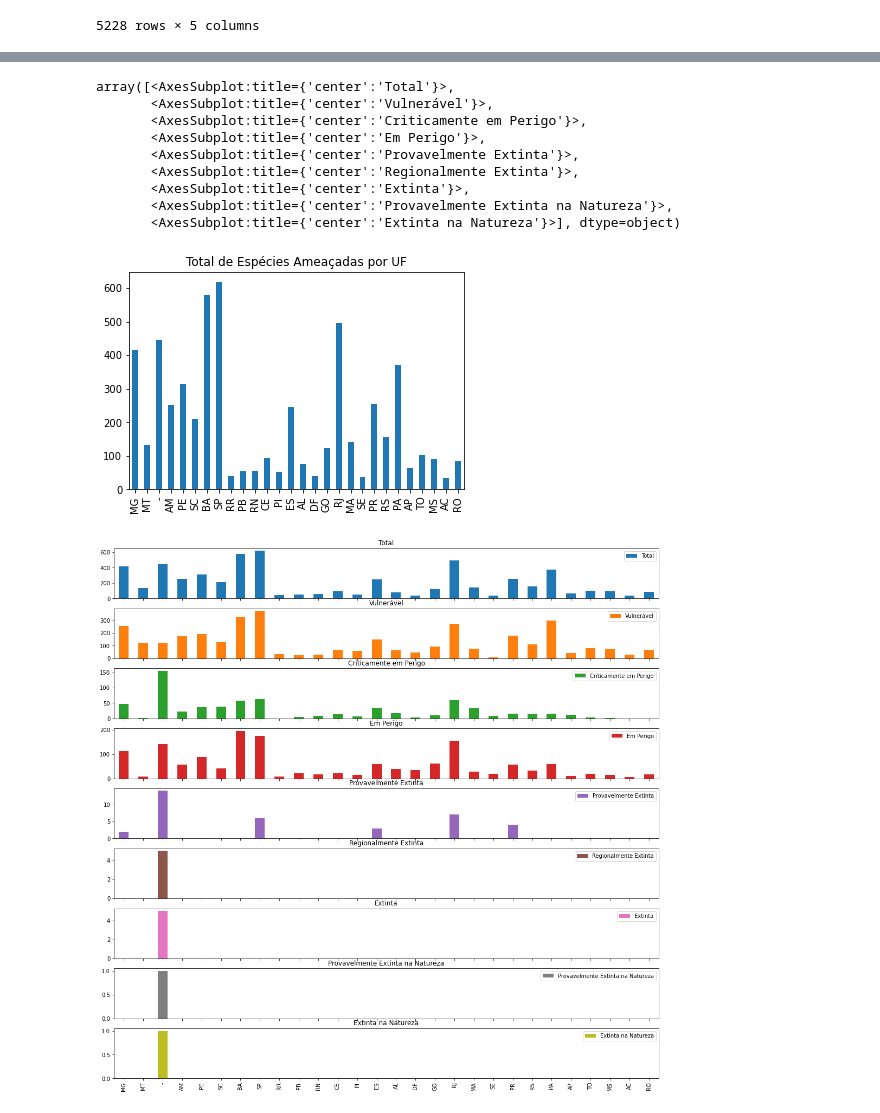
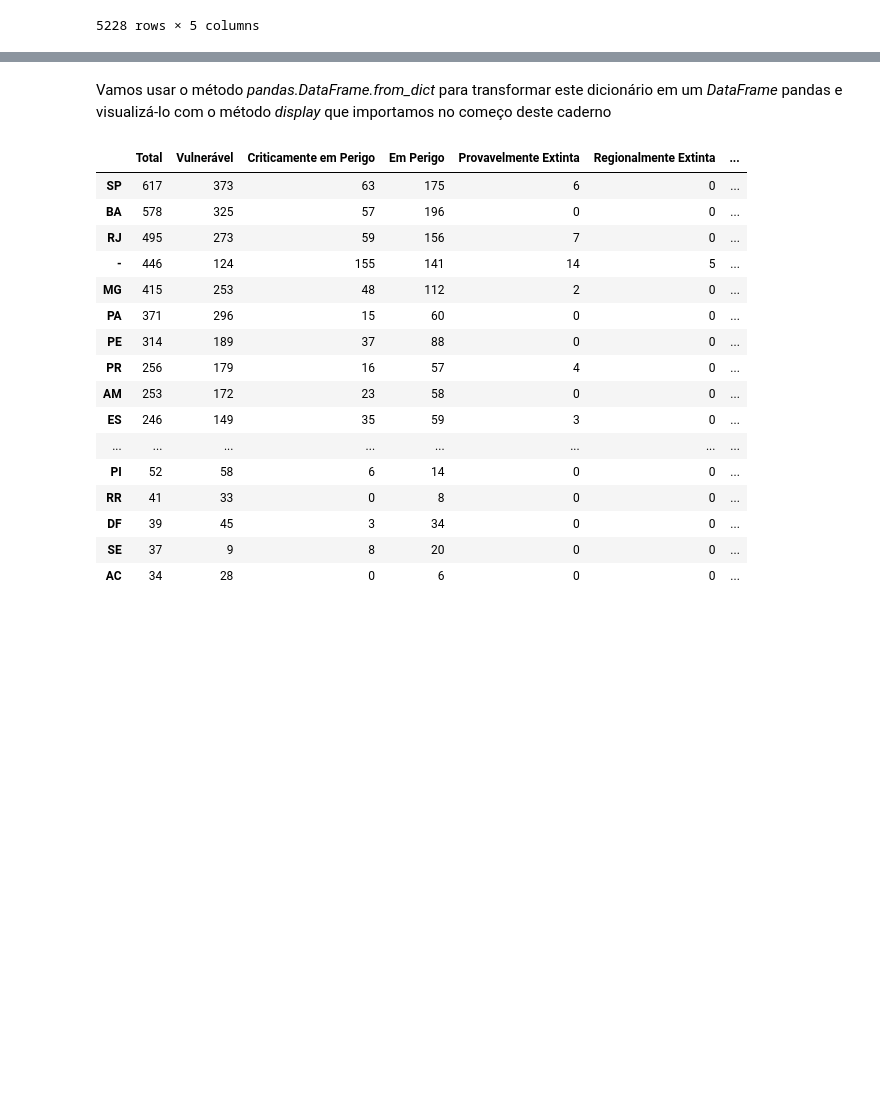
Before and after one commit to fesmazz/Projetos, a Jupyter notebook: Fauna/fauna.ipynb, the cells around one changed output, grey strips where cells are left out. Drawn from its saved outputs; the diff is of its cells as text; code cells hidden in the pictures; blank space fills up the shorter version.

```diff
--- a/Fauna/fauna.ipynb
+++ b/Fauna/fauna.ipynb
@@ -742,16 +684,24 @@ Referência do método plot: https://pandas.pydata.org/pandas-docs/stable/refere
-# %%
-import matplotlib.pyplot as plt
-totais_uf["Total"].plot(kind="bar", title="Total de Espécies Ameaçadas por UF")
-totais_uf.plot(kind="bar", subplots=True, figsize=(18, 18))
-# %% [output]
-array([<AxesSubplot:title={'center':'Total'}>,
-       <AxesSubplot:title={'center':'Vulnerável'}>,
-       <AxesSubplot:title={'center':'Criticamente em Perigo'}>,
-       <AxesSubplot:title={'center':'Em Perigo'}>,
-       <AxesSubplot:title={'center':'Provavelmente Extinta'}>,
-       <AxesSubplot:title={'center':'Regionalmente Extinta'}>,
-       <AxesSubplot:title={'center':'Extinta'}>,
-       <AxesSubplot:title={'center':'Provavelmente Extinta na Natureza'}>,
-       <AxesSubplot:title={'center':'Extinta na Natureza'}>], dtype=object)
-[figure, removed]
-[figure, removed]
+# %% [markdown]
+Vamos usar o método _pandas.DataFrame.from_dict_ para transformar este dicionário em um _DataFrame_ pandas e visualizá-lo com o método _display_ que importamos no começo deste caderno
+# %%
+colunas = counts_uf["MG"].keys()
+totais_uf = pd.DataFrame.from_dict(counts_uf, orient="index", columns = colunas)
+display(totais_uf.sort_values(by = ["Total"], ascending=False))
+# %% [output]
+|  | Total | Vulnerável | Criticamente em Perigo | Em Perigo | Provavelmente Extinta | Regionalmente Extinta | ... |
+| SP | 617 | 373 | 63 | 175 | 6 | 0 | ... |
+| BA | 578 | 325 | 57 | 196 | 0 | 0 | ... |
+| RJ | 495 | 273 | 59 | 156 | 7 | 0 | ... |
+| - | 446 | 124 | 155 | 141 | 14 | 5 | ... |
+| MG | 415 | 253 | 48 | 112 | 2 | 0 | ... |
+| PA | 371 | 296 | 15 | 60 | 0 | 0 | ... |
+| PE | 314 | 189 | 37 | 88 | 0 | 0 | ... |
+| PR | 256 | 179 | 16 | 57 | 4 | 0 | ... |
+| AM | 253 | 172 | 23 | 58 | 0 | 0 | ... |
+| ES | 246 | 149 | 35 | 59 | 3 | 0 | ... |
+| ... | ... | ... | ... | ... | ... | ... | ... |
+| PI | 52 | 58 | 6 | 14 | 0 | 0 | ... |
+| RR | 41 | 33 | 0 | 8 | 0 | 0 | ... |
+| DF | 39 | 45 | 3 | 34 | 0 | 0 | ... |
+| SE | 37 | 9 | 8 | 20 | 0 | 0 | ... |
+| AC | 34 | 28 | 0 | 6 | 0 | 0 | ... |
```
Also changed, not shown: parts of 15 cells of this notebook.
